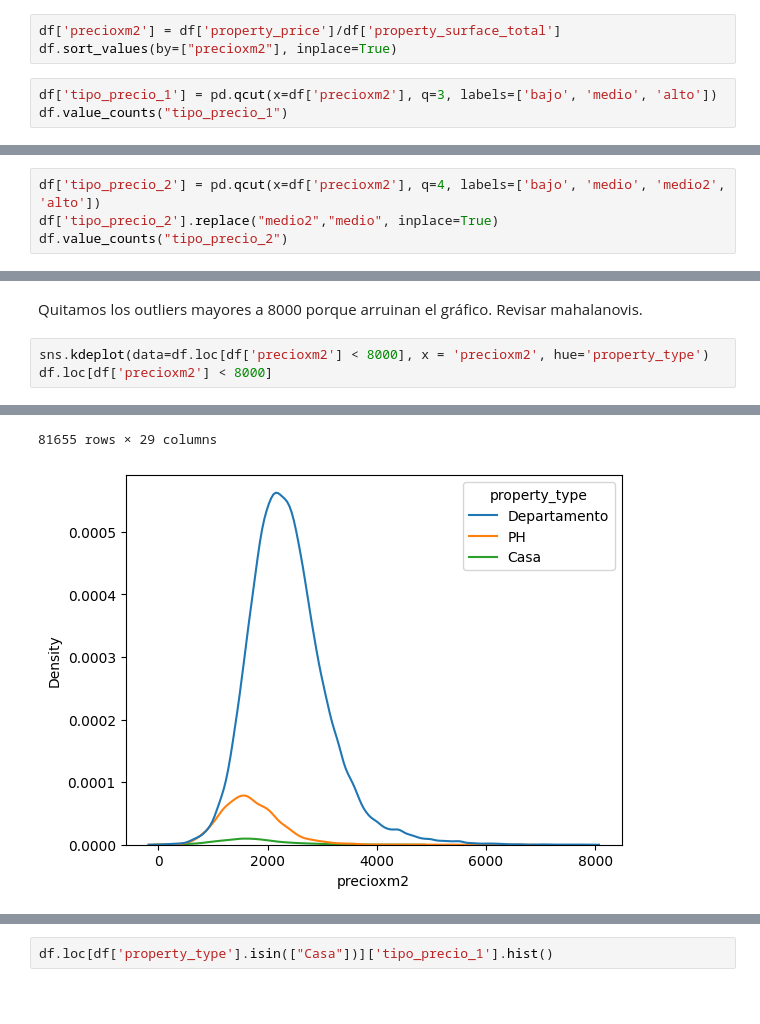
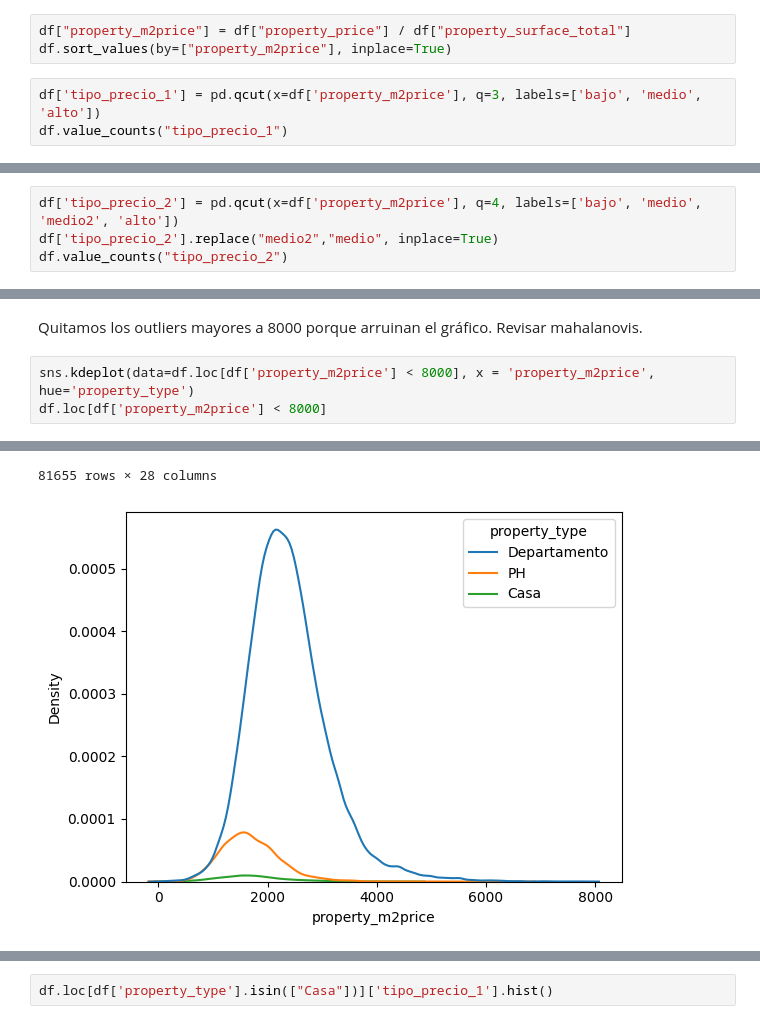
Before and after one commit to valencorrea/7506R-2C2022-GRUPO14, a Jupyter notebook: 7506R_TP1_GRUPO14_ENTREGA.ipynb, the cells around one changed output, grey strips where cells are left out. Saved outputs shown, nothing was run; the diff lists cells and outputs as text; blank space fills up the shorter version.

```diff
--- a/7506R_TP1_GRUPO14_ENTREGA.ipynb
+++ b/7506R_TP1_GRUPO14_ENTREGA.ipynb
@@ -1678,10 +1696,10 @@ plt.show()
 # %% [markdown]
 Primera alternativa, variable pxm2 en 3 intervalos con igual cantidad de observaciones.
 # %%
-df['precioxm2'] = df['property_price']/df['property_surface_total']
-df.sort_values(by=["precioxm2"], inplace=True)
+df["property_m2price"] = df["property_price"] / df["property_surface_total"]
+df.sort_values(by=["property_m2price"], inplace=True)
 # %%
-df['tipo_precio_1'] = pd.qcut(x=df['precioxm2'], q=3, labels=['bajo', 'medio', 'alto'])
+df['tipo_precio_1'] = pd.qcut(x=df['property_m2price'], q=3, labels=['bajo', 'medio', 'alto'])
 df.value_counts("tipo_precio_1")
 # %% [output]
 tipo_precio_1
@@ -1690,7 +1708,7 @@ alto     27221
 medio    27220
 dtype: int64
 # %%
-df['tipo_precio_2'] = pd.qcut(x=df['precioxm2'], q=4, labels=['bajo', 'medio', 'medio2', 'alto'])
+df['tipo_precio_2'] = pd.qcut(x=df['property_m2price'], q=4, labels=['bajo', 'medio', 'medio2', 'alto'])
 df['tipo_precio_2'].replace("medio2","medio", inplace=True)
 df.value_counts("tipo_precio_2")
 # %% [output]
@@ -1702,21 +1720,21 @@ dtype: int64
 # %% [markdown]
 Quitamos los outliers mayores a 8000 porque arruinan el gráfico. Revisar mahalanovis.
 # %%
-sns.kdeplot(data=df.loc[df['precioxm2'] < 8000], x = 'precioxm2', hue='property_type')
-df.loc[df['precioxm2'] < 8000]
+sns.kdeplot(data=df.loc[df['property_m2price'] < 8000], x = 'property_m2price', hue='property_type')
+df.loc[df['property_m2price'] < 8000]
 # %% [output]
 |  | id | start_date | end_date | created_on | latitud | longitud | place_l2 | place_l3 | place_l4 | ... |
 | 140460 | u8oPwCg2R/C105SlZ9nlaQ== | 2021-12-08 | 2022-01-27 | 2021-12-08 | -34.579756 | -58.406144 | Capital Federal | Palermo | Palermo | ... |
 | 85413 | RZ744+VZFnLS5FWxmtTJ7A== | 2021-03-26 | 2021-11-03 | 2021-03-26 | -34.569770 | -58.431032 | Capital Federal | Palermo | Palermo | ... |
 | 85414 | NbzjXoT+aeAnxr2lTv1Whw== | 2021-03-26 | 2021-11-03 | 2021-03-26 | -34.569770 | -58.431032 | Capital Federal | Palermo | Palermo | ... |
 | 85401 | C1aQamphkTF6eZWtt2ELFw== | 2021-03-26 | 2021-11-03 | 2021-03-26 | -34.569770 | -58.431032 | Capital Federal | Palermo | Palermo | ... |
 | 79676 | 5lBJkaOpRzdbcOFuJ59/4A== | 2021-08-17 | 2022-01-27 | 2021-08-17 | -34.647545 | -58.497062 | Capital Federal | Mataderos | Mataderos | ... |
 | ... | ... | ... | ... | ... | ... | ... | ... | ... | ... | ... |
 | 54064 | GJj+efEGbZg/aHjkurBiUw== | 2021-09-22 | 2021-10-27 | 2021-09-22 | -34.617660 | -58.362977 | Capital Federal | Puerto Madero | Puerto Madero | ... |
 | 168525 | z0BCvLPp4py4luBcysV3yg== | 2021-04-30 | 2021-05-28 | 2021-04-30 | -34.617978 | -58.362848 | Capital Federal | Puerto Madero | Puerto Madero | ... |
 | 459364 | 9JgJiB0/l+tDl+vIdXdGaQ== | 2021-01-05 | 2021-04-20 | 2021-01-05 | -34.569453 | -58.433300 | Capital Federal | Palermo | Palermo | ... |
 | 190609 | /MC0i98hQuKwdP9/I6NdRg== | 2021-10-09 | 2022-01-27 | 2021-10-09 | -34.568710 | -58.473026 | Capital Federal | Saavedra | Saavedra | ... |
 | 105943 | 0wFvltlBVgEbgEkT7wru3A== | 2021-03-11 | 2021-06-05 | 2021-03-11 | -34.558161 | -58.446279 | Capital Federal | Belgrano | Belgrano | ... |
-81655 rows × 29 columns
+81655 rows × 28 columns
-[figure, old version]
+[figure, new version]
 # %%
```
Also changed, not shown: parts of 57 cells of this notebook.
